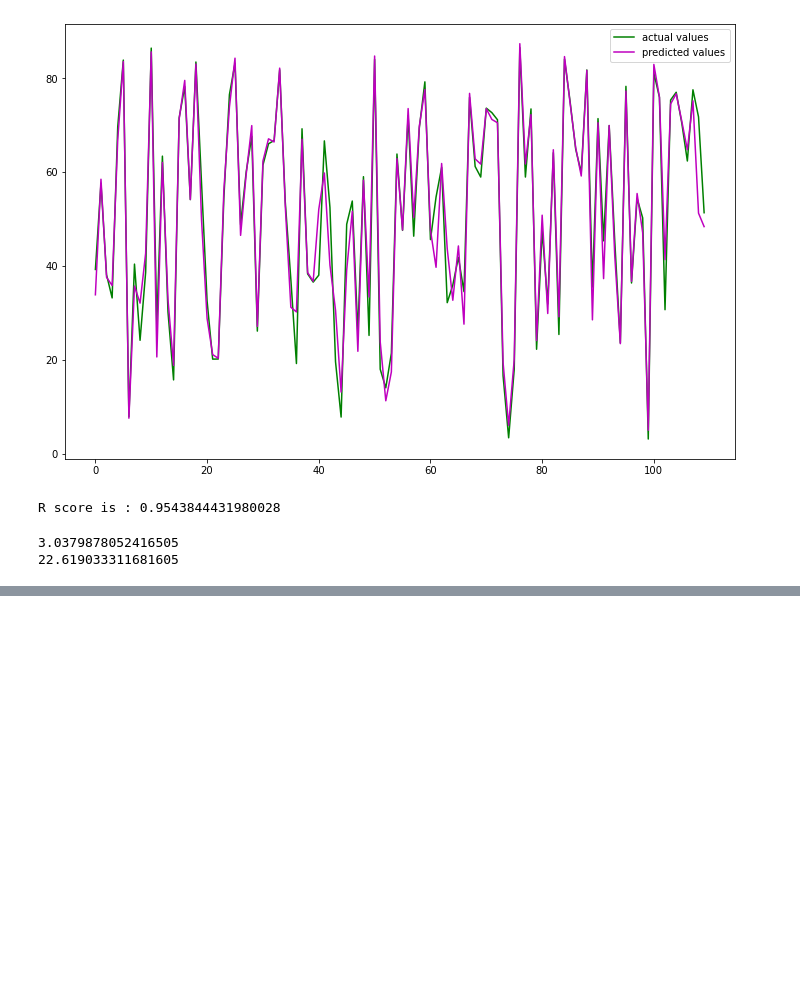
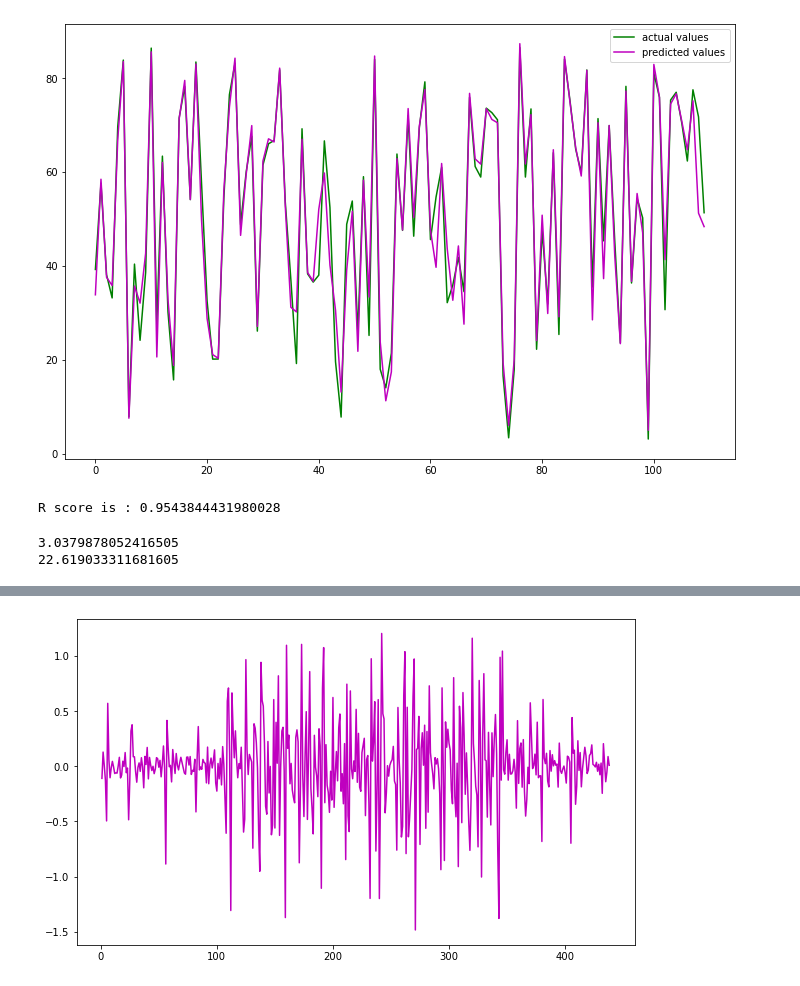
Before and after one commit to bashiralam185/Final_year_project, a Jupyter notebook: Datasets/PM1-PM10.ipynb, the cells around one changed output, grey strips where cells are left out. Drawn from its saved outputs; the diff is of its cells as text; code cells hidden in the pictures; blank space fills up the shorter version.

```diff
--- a/Datasets/PM1-PM10.ipynb
+++ b/Datasets/PM1-PM10.ipynb
@@ -605,0 +723,14 @@ plt.show()
+# %%
+# fixing the size of image
+plt.figure(figsize=[10, 6])
+
+#  applynig timeshift transformation
+Shifting = logScale - logScale.shift()
+
+# plotting the timeshif
+plt.plot(Shifting , c='m')
+
+# showing the timeshift
+plt.show()
+# %% [output]
+[figure, added]
```
Also changed, not shown: parts of 51 cells of this notebook, 6 other files.
